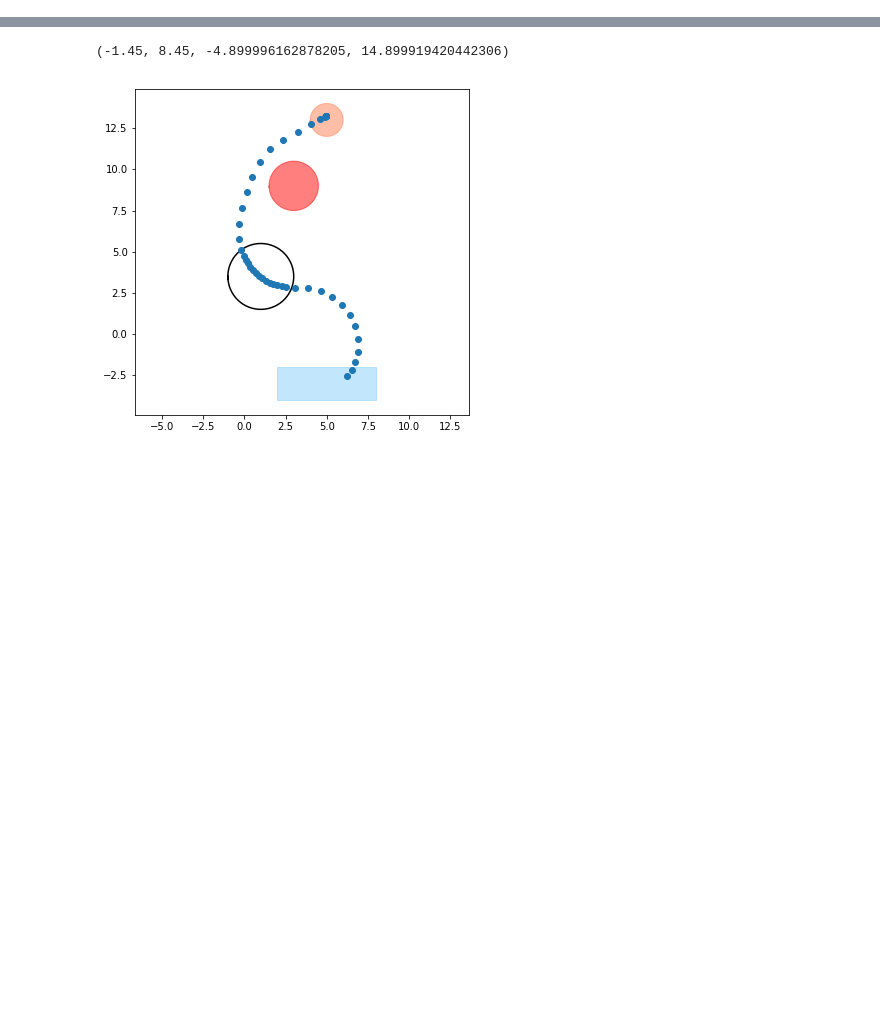
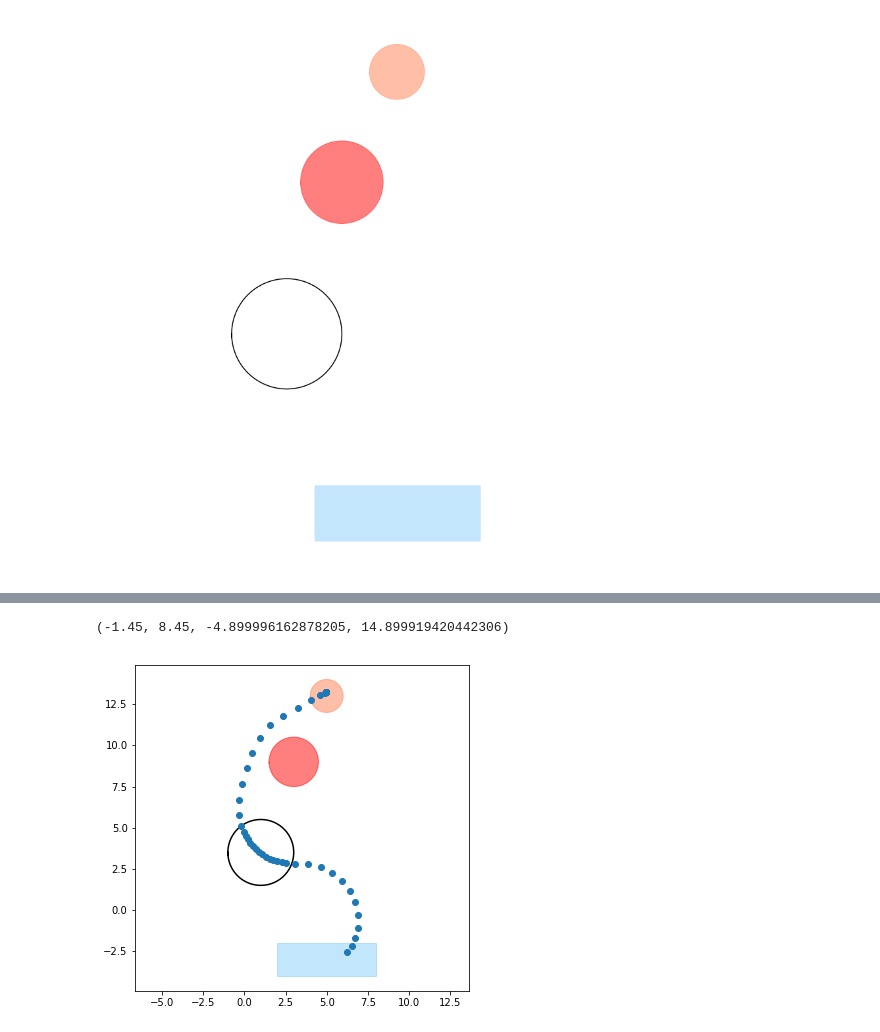
Before and after one commit to StanfordASL/stlcg_ctrl_syn, a Jupyter notebook: ctrl_syn/ROS.ipynb, the cells around one changed output, grey strips where cells are left out. Saved outputs shown, nothing was run; the diff lists cells and outputs as text; code cells hidden in the pictures; blank space fills up the shorter version.

```diff
--- a/ctrl_syn/ROS.ipynb
+++ b/ctrl_syn/ROS.ipynb
@@ -119,3 +159,14 @@ train_data, eval_data = parse_bag_and_save_trajectory_image_car(bagname)
+# %%
+fig, ax = plt.subplots(figsize=(15, 15))
+
+_, ax = env.draw2D(ax=ax, kwargs=draw_params)
+ax.axis("equal")
+ax.set_xlim([-5, 15])
+ax.set_ylim([-5, 15])
+ax.axis("off")
+fig.savefig("figs/env_1", bbox_inches='tight')
+# %% [output]
+[figure, added]
 # %%
 fig, ax = plt.subplots(figsize=(6,6))
 _, ax = env.draw2D(ax=ax, kwargs=draw_params)
```
Also changed, not shown: parts of 7 cells of this notebook, 6 other files.
